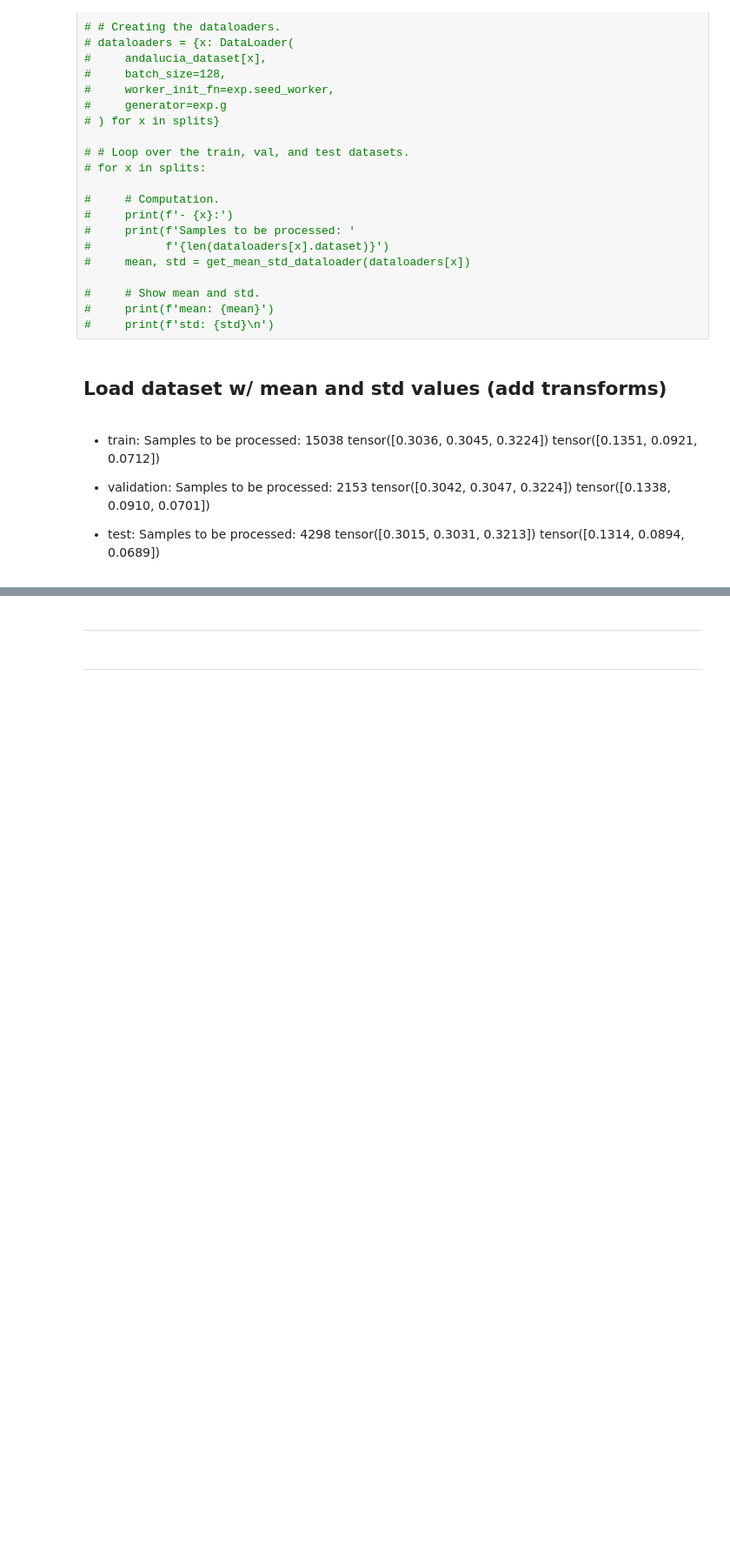
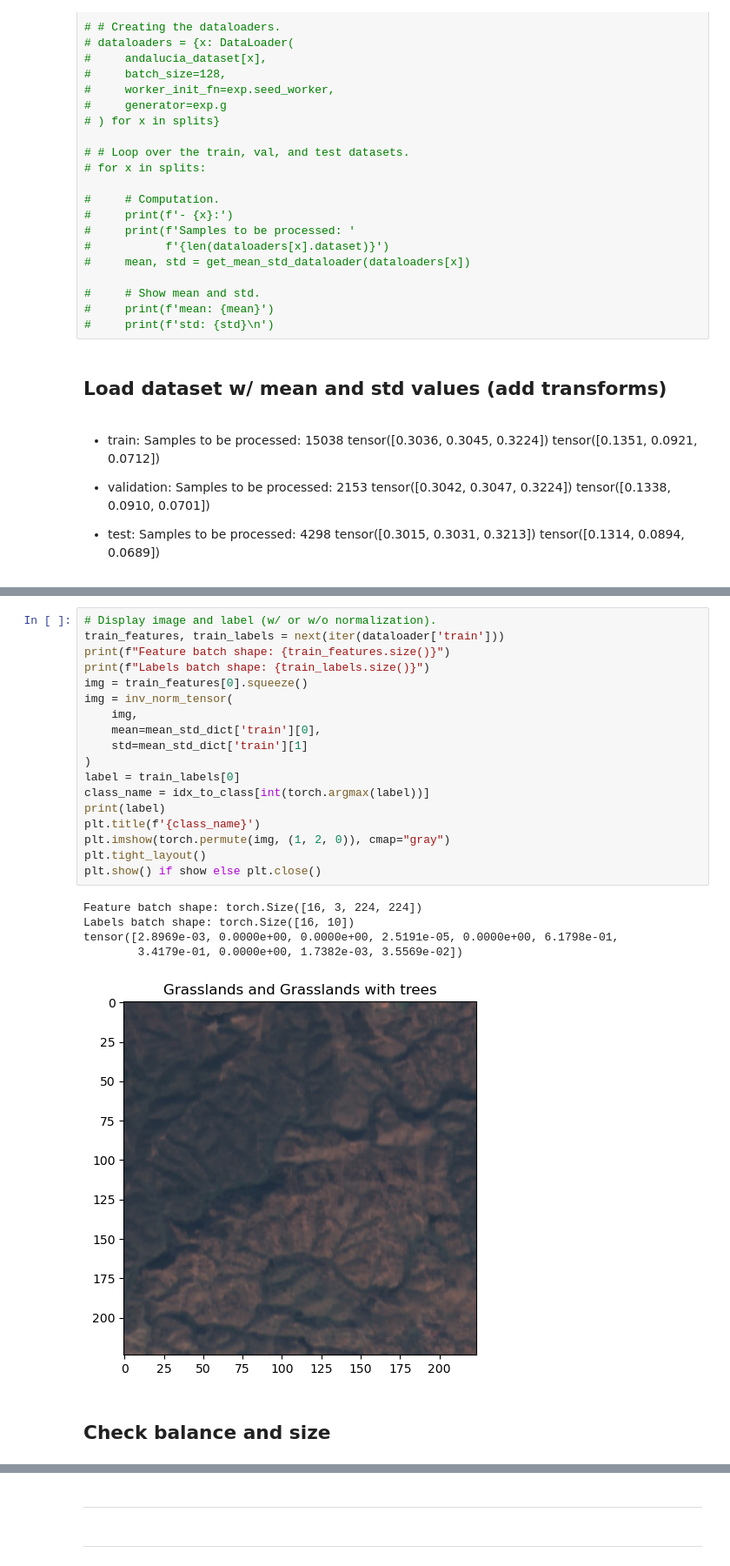
Before and after one commit to sfandres/ssl-overcome-supervised-rs, a Jupyter notebook: 03_2-PyTorch-Backbone_classifier.ipynb, the cells around one changed output, grey strips where cells are left out. Shown at 87% size. Cells and saved outputs as stored; diff of their text form; blank space fills up the shorter version.

```diff
--- a/03_2-PyTorch-Backbone_classifier.ipynb
+++ b/03_2-PyTorch-Backbone_classifier.ipynb
@@ -382,0 +387,26 @@ plt.show() if show else plt.close()
+# %%
+# Display image and label (w/ or w/o normalization).
+train_features, train_labels = next(iter(dataloader['train']))
+print(f"Feature batch shape: {train_features.size()}")
+print(f"Labels batch shape: {train_labels.size()}")
+img = train_features[0].squeeze()
+img = inv_norm_tensor(
+    img,
+    mean=mean_std_dict['train'][0],
+    std=mean_std_dict['train'][1]
+)
+label = train_labels[0]
+class_name = idx_to_class[int(torch.argmax(label))]
+print(label)
+plt.title(f'{class_name}')
+plt.imshow(torch.permute(img, (1, 2, 0)), cmap="gray")
+plt.tight_layout()
+plt.show() if show else plt.close()
+# %% [output]
+Feature batch shape: torch.Size([16, 3, 224, 224])
+Labels batch shape: torch.Size([16, 10])
+tensor([2.8969e-03, 0.0000e+00, 0.0000e+00, 2.5191e-05, 0.0000e+00, 6.1798e-01,
+        3.4179e-01, 0.0000e+00, 1.7382e-03, 3.5569e-02])
+[figure, added]
+# %% [markdown]
+## Check balance and size
```
Also changed, not shown: parts of 22 cells of this notebook.
